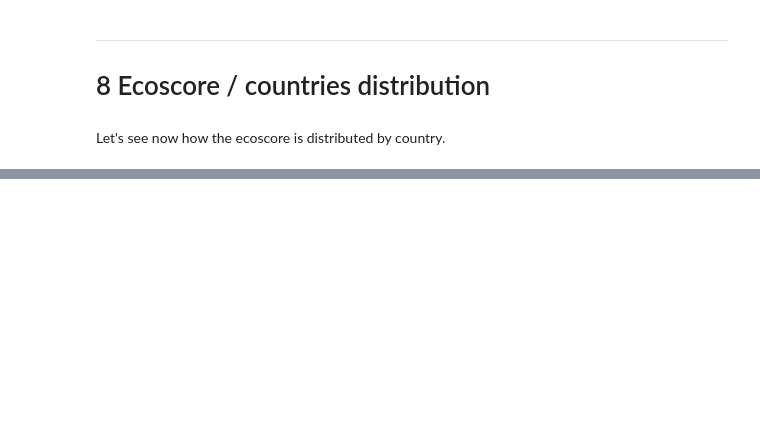
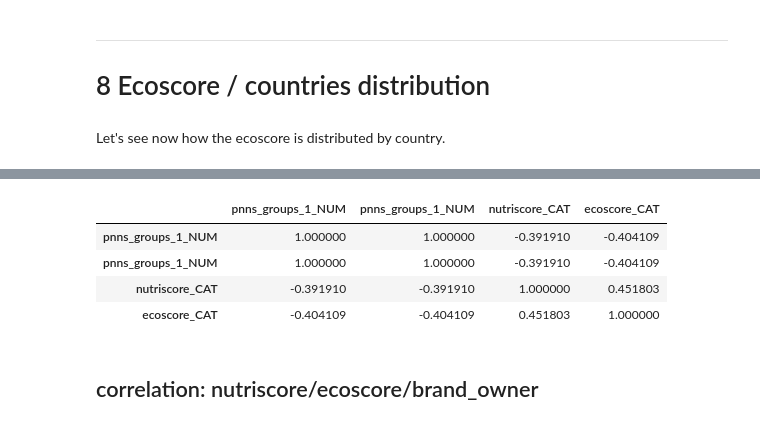
Before and after one commit to curiousmindflow/oc-ml-p2, a Jupyter notebook: exploration.ipynb, the cells around one changed output, grey strips where cells are left out. Drawn from its saved outputs; the diff is of its cells as text; code cells hidden in the pictures; blank space fills up the shorter version.

```diff
--- a/exploration.ipynb
+++ b/exploration.ipynb
@@ -276,0 +434,10 @@ plt.show()
+# %%
+data.loc[:, ["pnns_groups_1_NUM", "pnns_groups_1_NUM", "nutriscore_CAT", "ecoscore_CAT"]].corr()
+# %% [output]
+|  | pnns_groups_1_NUM | pnns_groups_1_NUM | nutriscore_CAT | ecoscore_CAT |
+| pnns_groups_1_NUM | 1.000000 | 1.000000 | -0.391910 | -0.404109 |
+| pnns_groups_1_NUM | 1.000000 | 1.000000 | -0.391910 | -0.404109 |
+| nutriscore_CAT | -0.391910 | -0.391910 | 1.000000 | 0.451803 |
+| ecoscore_CAT | -0.404109 | -0.404109 | 0.451803 | 1.000000 |
+# %% [markdown]
+## correlation: nutriscore/ecoscore/brand_owner
```
Also changed, not shown: parts of 62 cells of this notebook, 1 other file.
